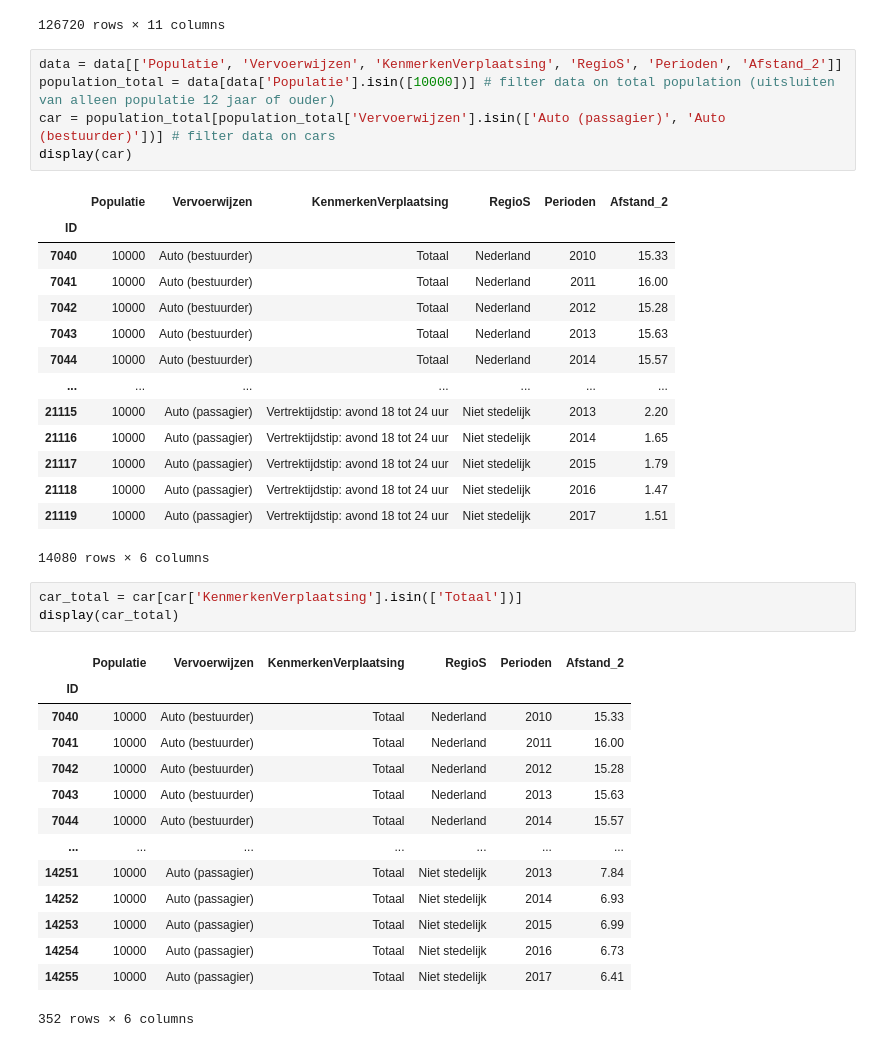
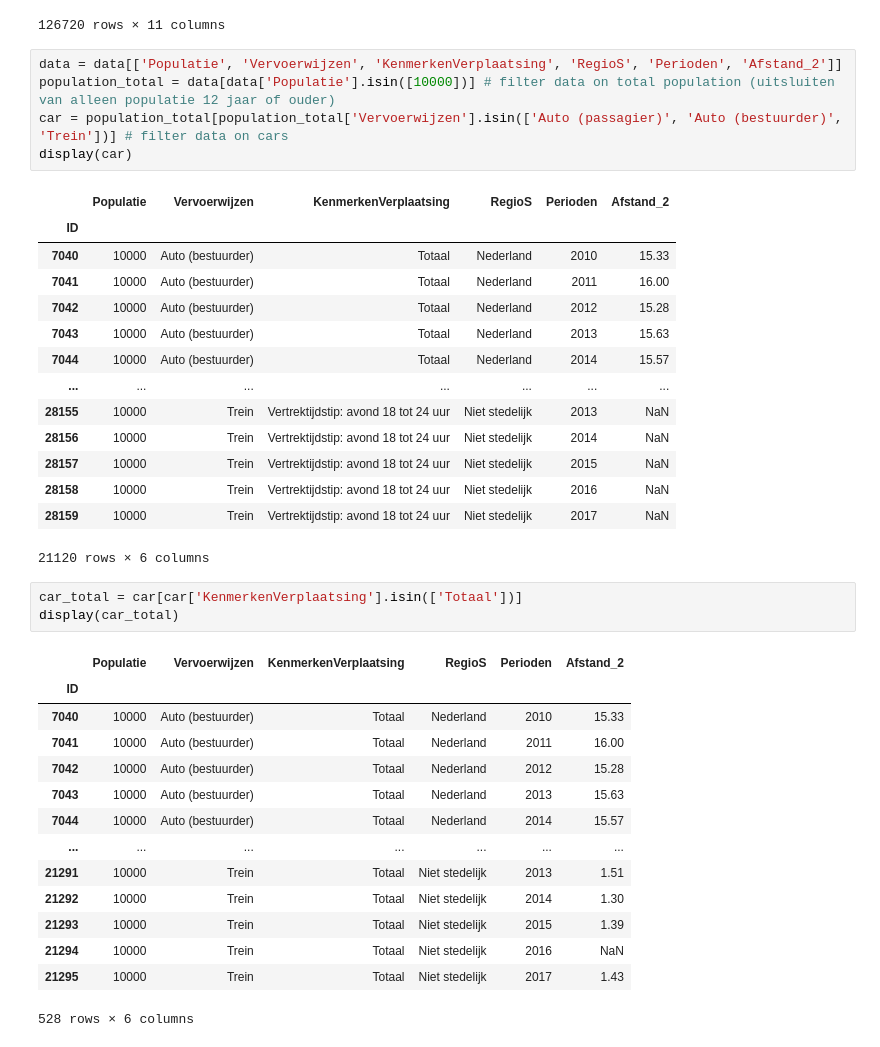
Before and after one commit to lisette-924/TIL6022-group11, a Jupyter notebook: Personenmobiliteit met NAMEN (car) (2).ipynb, the cells around one changed output. Drawn from its saved outputs; the diff is of its cells as text.

```diff
--- a/Personenmobiliteit met NAMEN (car) (2).ipynb
+++ b/Personenmobiliteit met NAMEN (car) (2).ipynb
@@ -26,23 +26,23 @@ display(data)
 # %%
 data = data[['Populatie', 'Vervoerwijzen', 'KenmerkenVerplaatsing', 'RegioS', 'Perioden', 'Afstand_2']]
 population_total = data[data['Populatie'].isin([10000])] # filter data on total population (uitsluiten van alleen populatie 12 jaar of ouder)
-car = population_total[population_total['Vervoerwijzen'].isin(['Auto (passagier)', 'Auto (bestuurder)'])] # filter data on cars
+car = population_total[population_total['Vervoerwijzen'].isin(['Auto (passagier)', 'Auto (bestuurder)', 'Trein'])] # filter data on cars
 display(car)
 # %% [output]
 |  | Populatie | Vervoerwijzen | KenmerkenVerplaatsing | RegioS | Perioden | Afstand_2 |
 | ID |  |  |  |  |  |  |
 | 7040 | 10000 | Auto (bestuurder) | Totaal | Nederland | 2010 | 15.33 |
 | 7041 | 10000 | Auto (bestuurder) | Totaal | Nederland | 2011 | 16.00 |
 | 7042 | 10000 | Auto (bestuurder) | Totaal | Nederland | 2012 | 15.28 |
 | 7043 | 10000 | Auto (bestuurder) | Totaal | Nederland | 2013 | 15.63 |
 | 7044 | 10000 | Auto (bestuurder) | Totaal | Nederland | 2014 | 15.57 |
 | ... | ... | ... | ... | ... | ... | ... |
-| 21115 | 10000 | Auto (passagier) | Vertrektijdstip: avond 18 tot 24 uur | Niet stedelijk | 2013 | 2.20 |
-| 21116 | 10000 | Auto (passagier) | Vertrektijdstip: avond 18 tot 24 uur | Niet stedelijk | 2014 | 1.65 |
-| 21117 | 10000 | Auto (passagier) | Vertrektijdstip: avond 18 tot 24 uur | Niet stedelijk | 2015 | 1.79 |
-| 21118 | 10000 | Auto (passagier) | Vertrektijdstip: avond 18 tot 24 uur | Niet stedelijk | 2016 | 1.47 |
-| 21119 | 10000 | Auto (passagier) | Vertrektijdstip: avond 18 tot 24 uur | Niet stedelijk | 2017 | 1.51 |
+| 28155 | 10000 | Trein | Vertrektijdstip: avond 18 tot 24 uur | Niet stedelijk | 2013 | NaN |
+| 28156 | 10000 | Trein | Vertrektijdstip: avond 18 tot 24 uur | Niet stedelijk | 2014 | NaN |
+| 28157 | 10000 | Trein | Vertrektijdstip: avond 18 tot 24 uur | Niet stedelijk | 2015 | NaN |
+| 28158 | 10000 | Trein | Vertrektijdstip: avond 18 tot 24 uur | Niet stedelijk | 2016 | NaN |
+| 28159 | 10000 | Trein | Vertrektijdstip: avond 18 tot 24 uur | Niet stedelijk | 2017 | NaN |
-14080 rows × 6 columns
+21120 rows × 6 columns
 # %%
 car_total = car[car['KenmerkenVerplaatsing'].isin(['Totaal'])]
 display(car_total)
@@ -55,12 +55,12 @@ display(car_total)
 | 7043 | 10000 | Auto (bestuurder) | Totaal | Nederland | 2013 | 15.63 |
 | 7044 | 10000 | Auto (bestuurder) | Totaal | Nederland | 2014 | 15.57 |
 | ... | ... | ... | ... | ... | ... | ... |
-| 14251 | 10000 | Auto (passagier) | Totaal | Niet stedelijk | 2013 | 7.84 |
-| 14252 | 10000 | Auto (passagier) | Totaal | Niet stedelijk | 2014 | 6.93 |
-| 14253 | 10000 | Auto (passagier) | Totaal | Niet stedelijk | 2015 | 6.99 |
-| 14254 | 10000 | Auto (passagier) | Totaal | Niet stedelijk | 2016 | 6.73 |
-| 14255 | 10000 | Auto (passagier) | Totaal | Niet stedelijk | 2017 | 6.41 |
+| 21291 | 10000 | Trein | Totaal | Niet stedelijk | 2013 | 1.51 |
+| 21292 | 10000 | Trein | Totaal | Niet stedelijk | 2014 | 1.30 |
+| 21293 | 10000 | Trein | Totaal | Niet stedelijk | 2015 | 1.39 |
+| 21294 | 10000 | Trein | Totaal | Niet stedelijk | 2016 | NaN |
+| 21295 | 10000 | Trein | Totaal | Niet stedelijk | 2017 | 1.43 |
-352 rows × 6 columns
+528 rows × 6 columns
 # %%
 car_per_month = car[car['KenmerkenVerplaatsing'].isin(['Verplaatsing in januari',
                                                        'Verplaatsing in februari',
```
Also changed, not shown: parts of 6 cells of this notebook, 1 other file.
